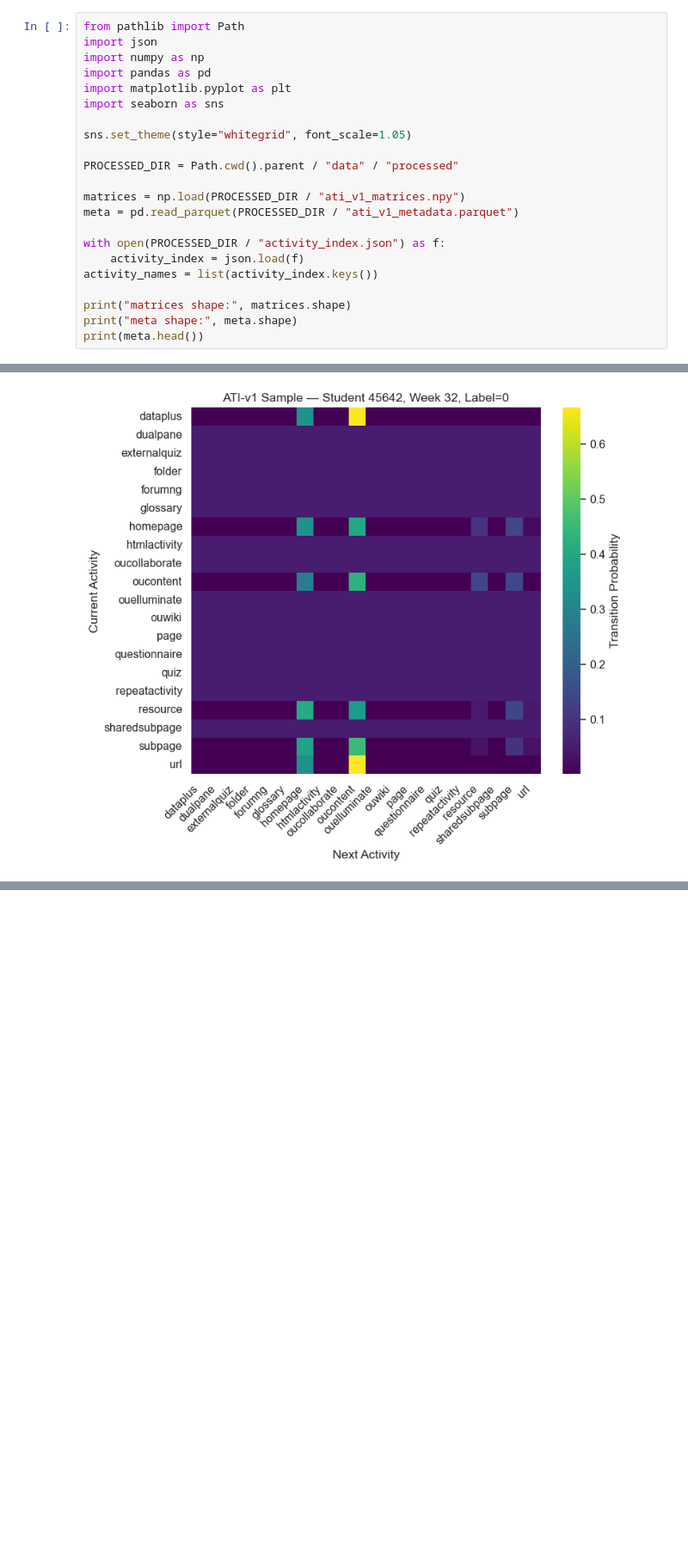
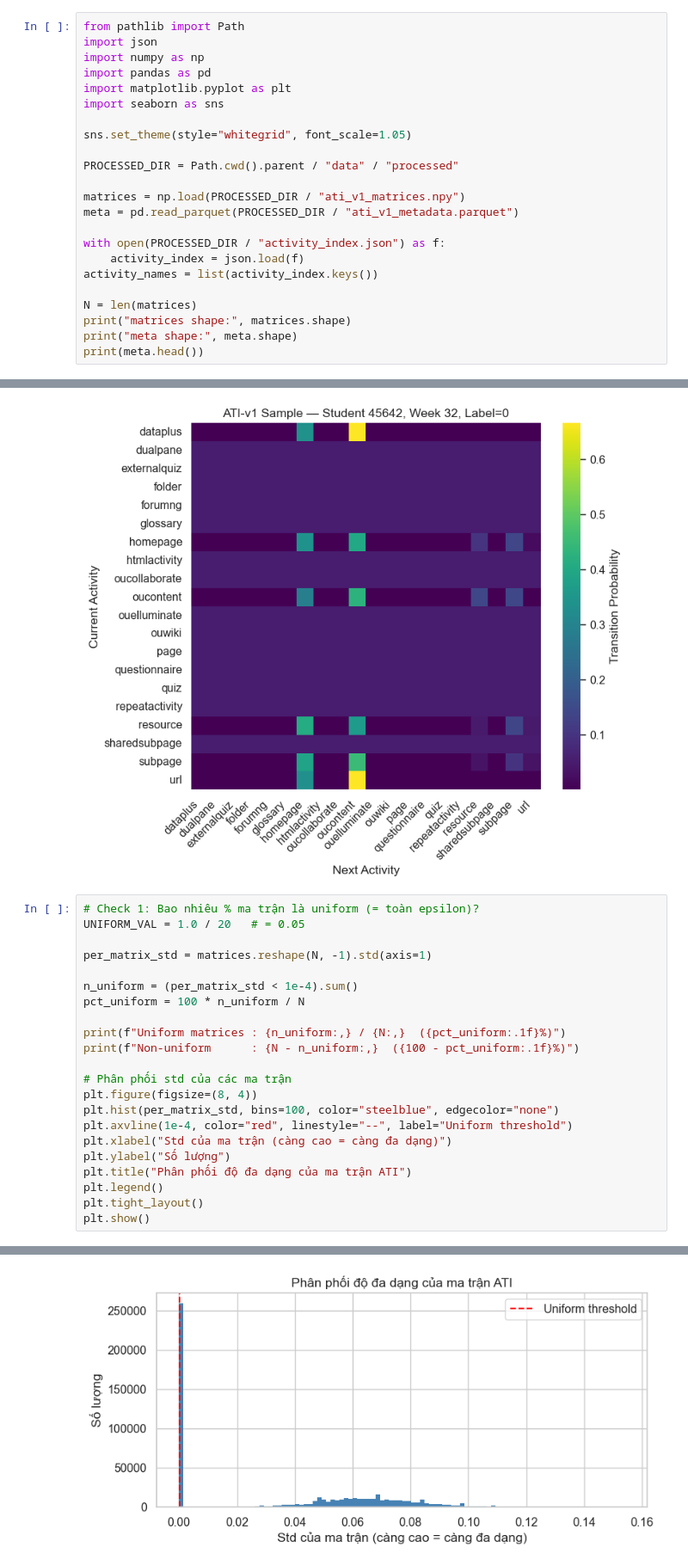
Before and after one commit to ductrien261/ati-dropout-prediction, a Jupyter notebook: notebooks/02_ati_dataset.ipynb, the cells around one changed output, grey strips where cells are left out. Shown at 86% size. Drawn from its saved outputs; the diff is of its cells as text; blank space fills up the shorter version.

```diff
--- a/notebooks/02_ati_dataset.ipynb
+++ b/notebooks/02_ati_dataset.ipynb
@@ -17,6 +17,7 @@ with open(PROCESSED_DIR / "activity_index.json") as f:
     activity_index = json.load(f)
 activity_names = list(activity_index.keys())
 
+N = len(matrices)
 print("matrices shape:", matrices.shape)
 print("meta shape:", meta.shape)
 print(meta.head())
@@ -86,3 +87,26 @@ plt.tight_layout()
 plt.show()
 # %% [output]
 [figure]
+# %%
+# Check 1: Bao nhiêu % ma trận là uniform (= toàn epsilon)?
+UNIFORM_VAL = 1.0 / 20   # = 0.05
+
+per_matrix_std = matrices.reshape(N, -1).std(axis=1)
+
+n_uniform = (per_matrix_std < 1e-4).sum()
+pct_uniform = 100 * n_uniform / N
+
+print(f"Uniform matrices : {n_uniform:,} / {N:,}  ({pct_uniform:.1f}%)")
+print(f"Non-uniform      : {N - n_uniform:,}  ({100 - pct_uniform:.1f}%)")
+
+# Phân phối std của các ma trận
+plt.figure(figsize=(8, 4))
+plt.hist(per_matrix_std, bins=100, color="steelblue", edgecolor="none")
+plt.axvline(1e-4, color="red", linestyle="--", label="Uniform threshold")
+plt.xlabel("Std của ma trận (càng cao = càng đa dạng)")
+plt.ylabel("Số lượng")
+plt.title("Phân phối độ đa dạng của ma trận ATI")
+plt.legend()
+plt.tight_layout()
+plt.show()
+# %% [output]
@@ -88,0 +115 @@ plt.show()
+[figure, added]
```
Also changed, not shown: parts of 4 cells of this notebook.
